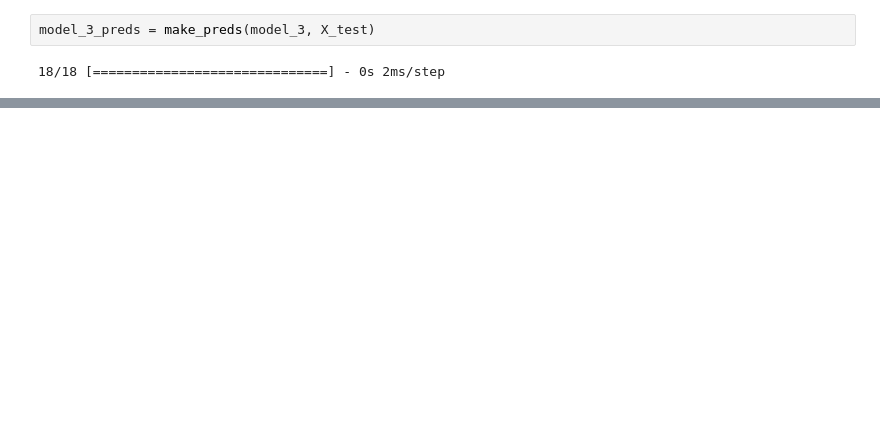
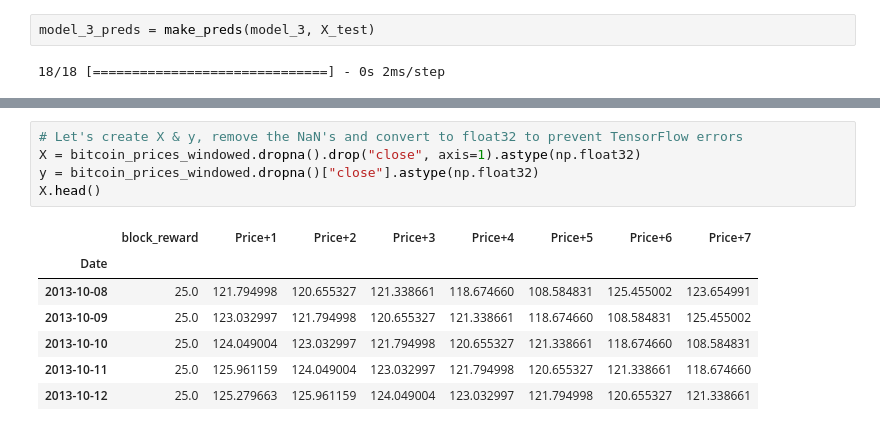
Before and after one commit to Seenuprime/Deep-Learning, a Jupyter notebook: 10_Time_series_TensorFlow.ipynb, the cells around one changed output, grey strips where cells are left out. Drawn from its saved outputs; the diff is of its cells as text; blank space fills up the shorter version.

```diff
--- a/10_Time_series_TensorFlow.ipynb
+++ b/10_Time_series_TensorFlow.ipynb
@@ -699,0 +1019,13 @@ plot_time_series(timesteps=naive_forecast.index[:-6],
+# %%
+# Let's create X & y, remove the NaN's and convert to float32 to prevent TensorFlow errors
+X = bitcoin_prices_windowed.dropna().drop("close", axis=1).astype(np.float32)
+y = bitcoin_prices_windowed.dropna()["close"].astype(np.float32)
+X.head()
+# %% [output]
+|  | block_reward | Price+1 | Price+2 | Price+3 | Price+4 | Price+5 | Price+6 | Price+7 |
+| Date |  |  |  |  |  |  |  |  |
+| 2013-10-08 | 25.0 | 121.794998 | 120.655327 | 121.338661 | 118.674660 | 108.584831 | 125.455002 | 123.654991 |
+| 2013-10-09 | 25.0 | 123.032997 | 121.794998 | 120.655327 | 121.338661 | 118.674660 | 108.584831 | 125.455002 |
+| 2013-10-10 | 25.0 | 124.049004 | 123.032997 | 121.794998 | 120.655327 | 121.338661 | 118.674660 | 108.584831 |
+| 2013-10-11 | 25.0 | 125.961159 | 124.049004 | 123.032997 | 121.794998 | 120.655327 | 121.338661 | 118.674660 |
+| 2013-10-12 | 25.0 | 125.279663 | 125.961159 | 124.049004 | 123.032997 | 121.794998 | 120.655327 | 121.338661 |
```
Also changed, not shown: parts of 76 cells of this notebook.
